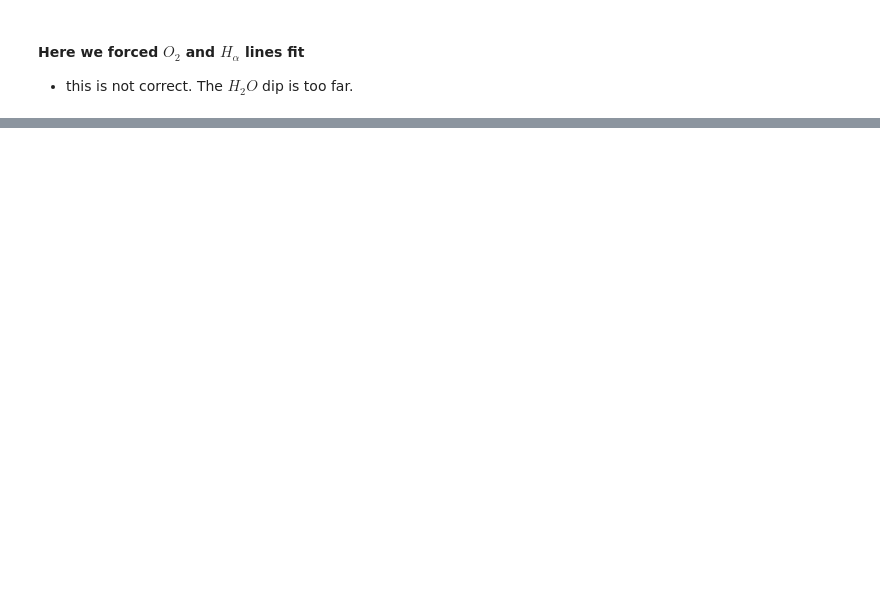
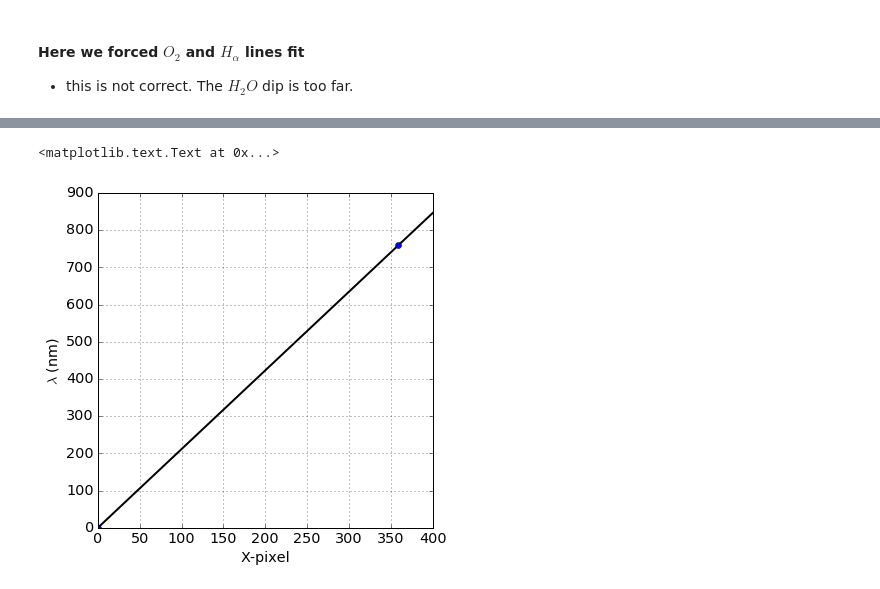
Before and after one commit to sylvielsstfr/CTIOAna2016, a Jupyter notebook: notebooks/Slide_FirstSpectrum.ipynb, the cells around one changed output, grey strips where cells are left out. Drawn from its saved outputs; the diff is of its cells as text; code cells hidden in the pictures; blank space fills up the shorter version.

```diff
--- a/notebooks/Slide_FirstSpectrum.ipynb
+++ b/notebooks/Slide_FirstSpectrum.ipynb
@@ -838,0 +849,19 @@ Image(filename=figfilename)
+# %%
+wavelength_axis=np.array([0, 759.370])
+# %%
+pixel_to_wavelength_fit_p1d=np.poly1d(np.polyfit(pixel_axis_flat,wavelength_axis,1))
+wavelength_to_pixel_fit_p1d =np.poly1d( np.polyfit(wavelength_axis,pixel_axis_flat,1))
+# %%
+xfit=np.linspace(0,400,50)  # defines the pixel range
+# %%
+pfit=np.poly1d(pixel_to_wavelength_fit_p1d)
+yfit=pfit(xfit)
+# %%
+plt.plot(xfit,yfit,'k-',lw=2)   # plot the fitted line
+plt.plot(pixel_axis,wavelength_axis,'o') # plot the points
+plt.grid(True)
+plt.xlabel('X-pixel')
+plt.ylabel('$\lambda$ (nm)')
+# %% [output]
+<matplotlib.text.Text at 0x...>
+[figure, added]
```
Also changed, not shown: parts of 10 cells of this notebook.
